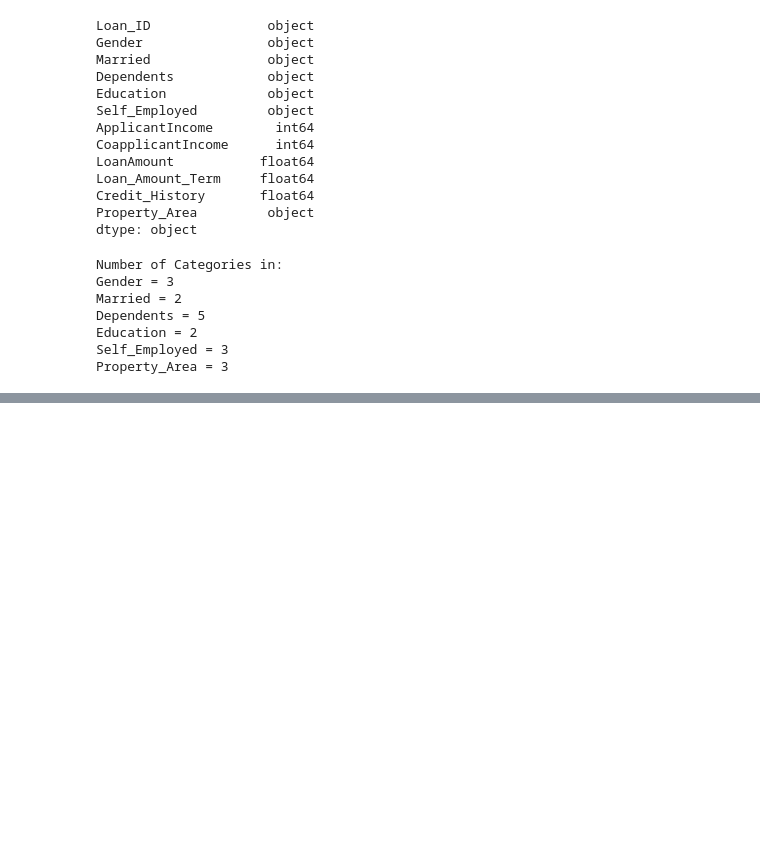
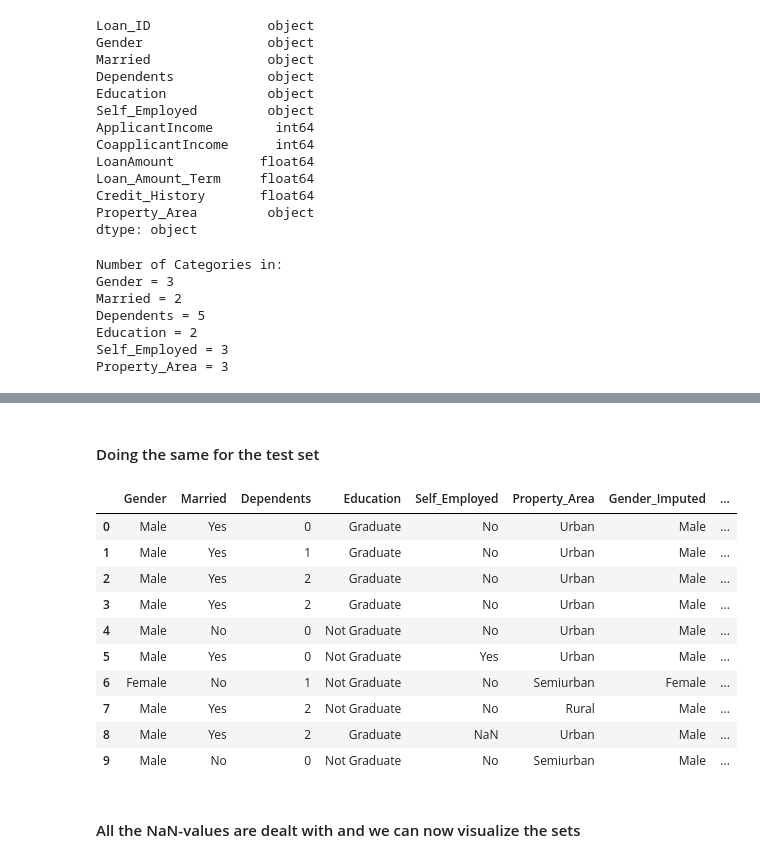
Before and after one commit to Jkfyr/Tin200, a Jupyter notebook: TIN200_ML.ipynb, the cells around one changed output, grey strips where cells are left out. Cells and saved outputs as stored; diff of their text form; code cells hidden in the pictures; blank space fills up the shorter version.

Commit message:
Dealt with NaN vals

```diff
--- a/TIN200_ML.ipynb
+++ b/TIN200_ML.ipynb
@@ -184,0 +257,21 @@ Property_Area = 3
+# %% [markdown]
+#### Doing the same for the test set
+# %%
+for Columns in ['Gender','Married', 'Dependents', 'Education', 'Self_Employed', 'Property_Area']:
+    impute_nan_most_frequent_category(test_df,Columns)
+
+test_df[['Gender','Married', 'Dependents', 'Education', 'Self_Employed', 'Property_Area',
+          'Gender_Imputed','Married_Imputed', 'Dependents_Imputed', 'Education_Imputed',
+          'Self_Employed_Imputed', 'Property_Area_Imputed']].head(10)
+# %% [output]
+|  | Gender | Married | Dependents | Education | Self_Employed | Property_Area | Gender_Imputed | ... |
+| 0 | Male | Yes | 0 | Graduate | No | Urban | Male | ... |
+| 1 | Male | Yes | 1 | Graduate | No | Urban | Male | ... |
+| 2 | Male | Yes | 2 | Graduate | No | Urban | Male | ... |
+| 3 | Male | Yes | 2 | Graduate | No | Urban | Male | ... |
+| 4 | Male | No | 0 | Not Graduate | No | Urban | Male | ... |
+| 5 | Male | Yes | 0 | Not Graduate | Yes | Urban | Male | ... |
+| 6 | Female | No | 1 | Not Graduate | No | Semiurban | Female | ... |
+| 7 | Male | Yes | 2 | Not Graduate | No | Rural | Male | ... |
+| 8 | Male | Yes | 2 | Graduate | NaN | Urban | Male | ... |
+| 9 | Male | No | 0 | Not Graduate | No | Semiurban | Male | ... |
@@ -184,0 +285,2 @@ Property_Area = 3
+# %% [markdown]
+#### All the NaN-values are dealt with and we can now visualize the sets
```
Also changed, not shown: parts of 7 cells of this notebook.
